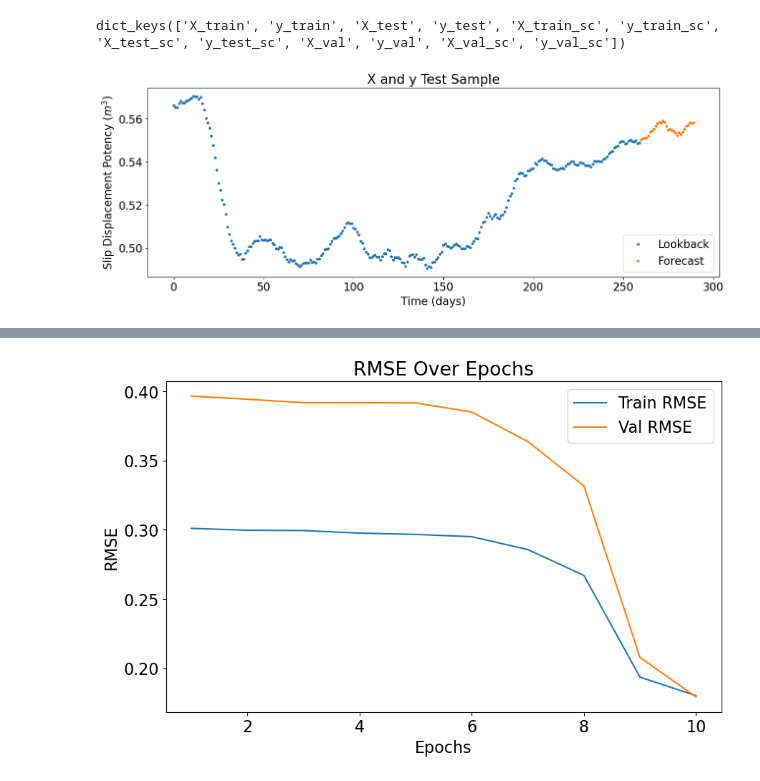
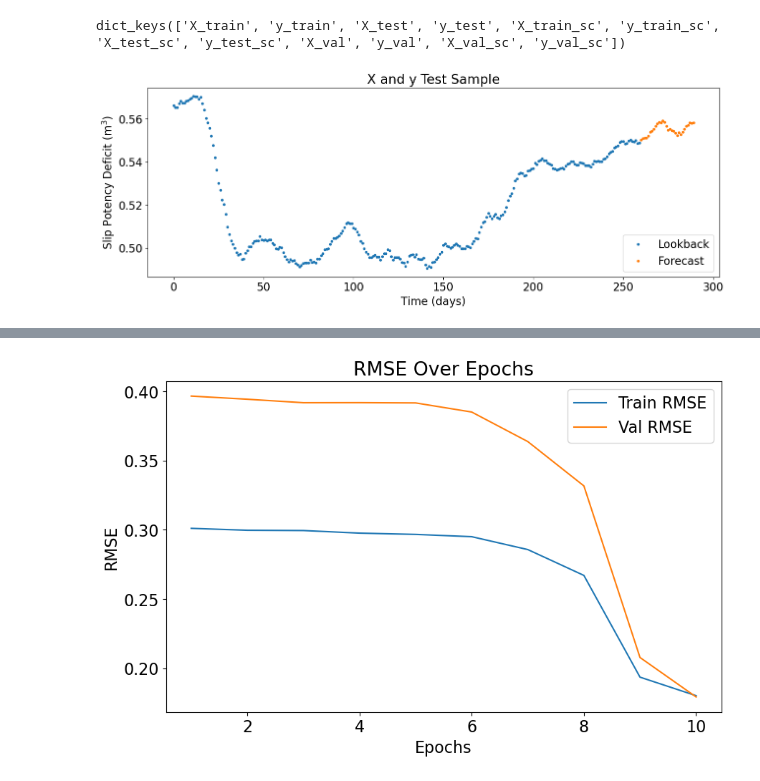
Before and after one commit to ai4er-cdt/earthquake-predictability, a Jupyter notebook: notebooks/PN341 006 - Conv2D LSTM - Cascadia.ipynb, the cells around one changed output, grey strips where cells are left out. Saved outputs shown, nothing was run; the diff lists cells and outputs as text; code cells hidden in the pictures.

```diff
--- a/notebooks/PN341 006 - Conv2D LSTM - Cascadia.ipynb
+++ b/notebooks/PN341 006 - Conv2D LSTM - Cascadia.ipynb
@@ -163,20 +163,20 @@ dict_keys(['X_train', 'y_train', 'X_test', 'y_test', 'X_train_sc', 'y_train_sc',
 # %%
 plt.figure(figsize=(15, 5))
 plt.plot(data_dict["X_test_sc"][10, :, 2], ".", label="Lookback")
 plt.plot(
     np.arange(LOOKBACK, LOOKBACK + FORECAST),
     data_dict["y_test_sc"][10, :, 2],
     ".",
     label="Forecast",
 )
 
 plt.title("X and y Test Sample")
 plt.xlabel("Time (days)")
-plt.ylabel("Slip Displacement Potency ($m^3$)")
+plt.ylabel("Slip Potency Deficit (m$^3$)")
 plt.legend()
 plt.show()
 # %% [output]
-[figure, old version]
+[figure, new version]
 # %%
 hidden_size = int(optuna_params["hidden_size"])
 n_variates = len(df_smoothed.columns)
```
Also changed, not shown: parts of 4 cells of this notebook, 18 other files.
